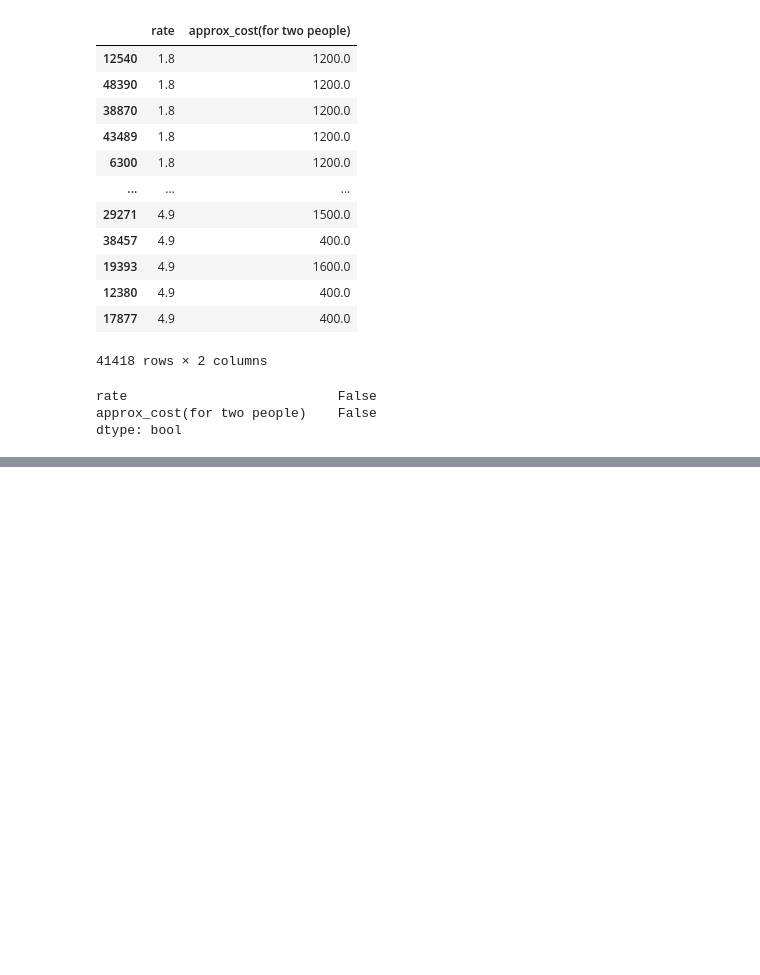
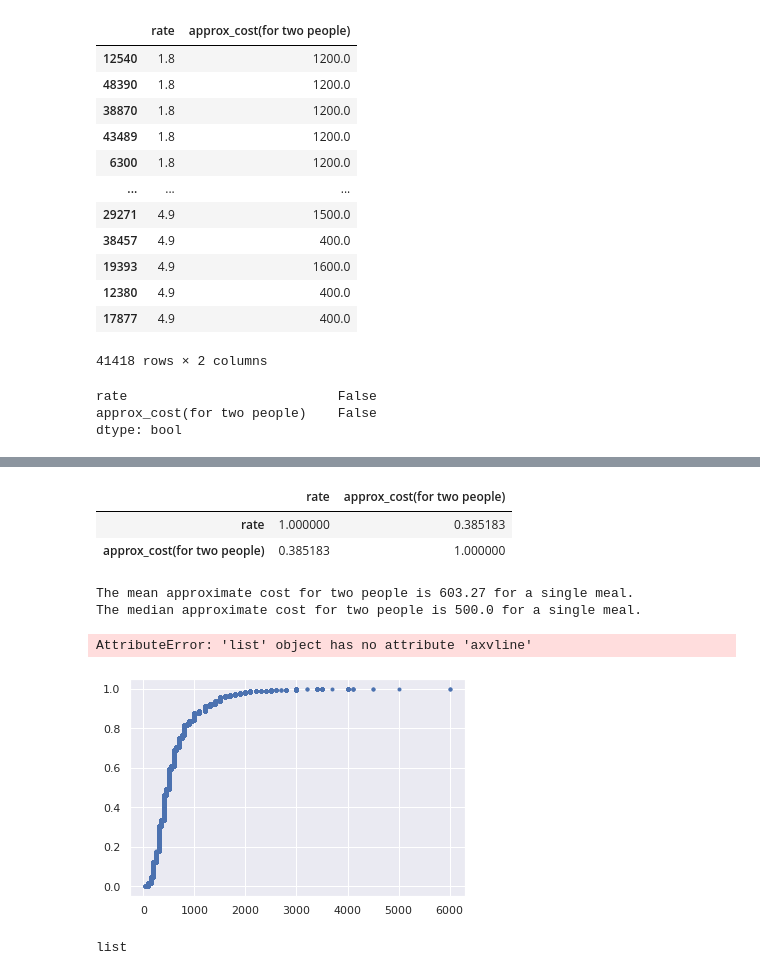
Before and after one commit to harshlohani/zomato-analysis, a Jupyter notebook: zomato_bengaluru.ipynb, the cells around one changed output, grey strips where cells are left out. Saved outputs shown, nothing was run; the diff lists cells and outputs as text; code cells hidden in the pictures; blank space fills up the shorter version.

Commit message:
added cumulative distribution plot for cost factor analysis, other changes

```diff
--- a/zomato_bengaluru.ipynb
+++ b/zomato_bengaluru.ipynb
@@ -491,0 +477,8 @@ plt.show()
+# %%
+# FINDING CORRELATION COEFFICIENT
+correlation_df = cost_df.corr()
+correlation_df         # Weak positive correlation of .385 between restaurants ratings and cost for 2 people
+# %% [output]
+|  | rate | approx_cost(for two people) |
+| rate | 1.000000 | 0.385183 |
+| approx_cost(for two people) | 0.385183 | 1.000000 |
@@ -491,0 +487,23 @@ plt.show()
+# %%
+x=np.sort(cost_df['approx_cost(for two people)'])
+y=np.arange(1,len(x)+1)/len(x)
+# %%
+mean_costfor2= round(np.mean(x),2)
+median_costfor2= np.median(x)
+print(f"The mean approximate cost for two people is {mean_costfor2} for a single meal.")
+print(f"The median approximate cost for two people is {median_costfor2} for a single meal.")
+# %% [output]
+The mean approximate cost for two people is 603.27 for a single meal.
+The median approximate cost for two people is 500.0 for a single meal.
+# %%
+cost_cdf=plt.plot(x,y,marker='.',linestyle='none')
+cost_cdf.axvline(mean_costfor2, color='black',ls='--',label="Mean")
+plt.margins(0.10)
+plt.show()
+# %% [output]
+AttributeError: 'list' object has no attribute 'axvline'
+[figure, added]
+# %%
+type(cost_cdf)
+# %% [output]
+list
```
Also changed, not shown: parts of 28 cells of this notebook.
